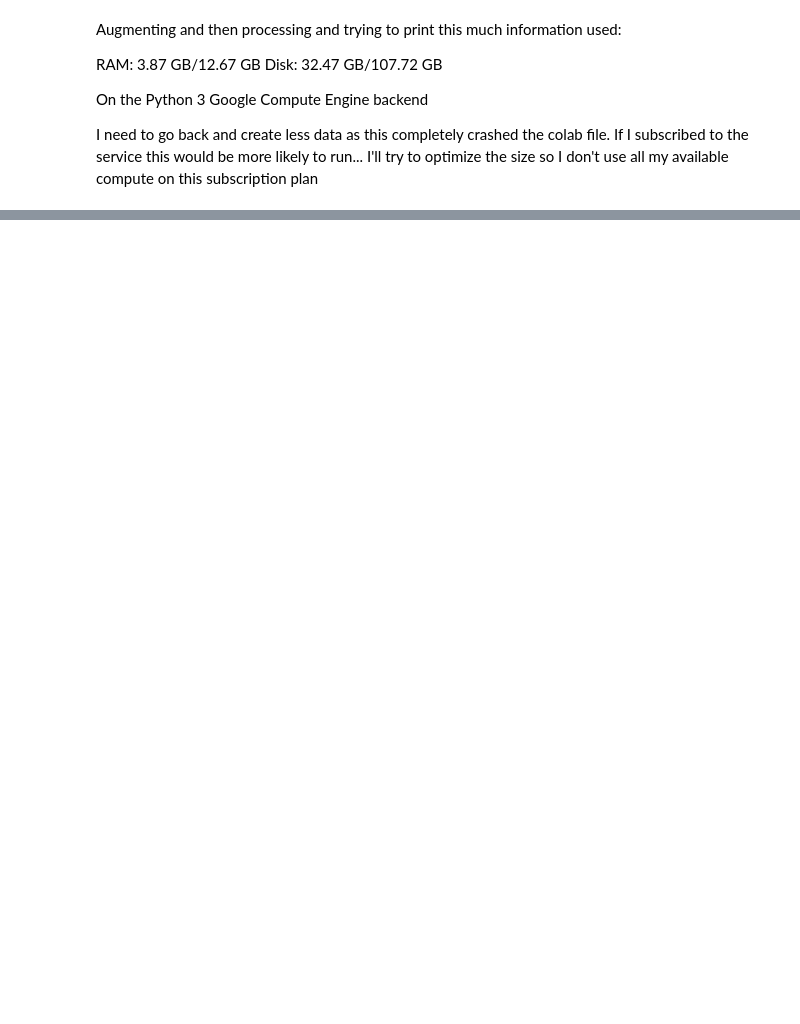
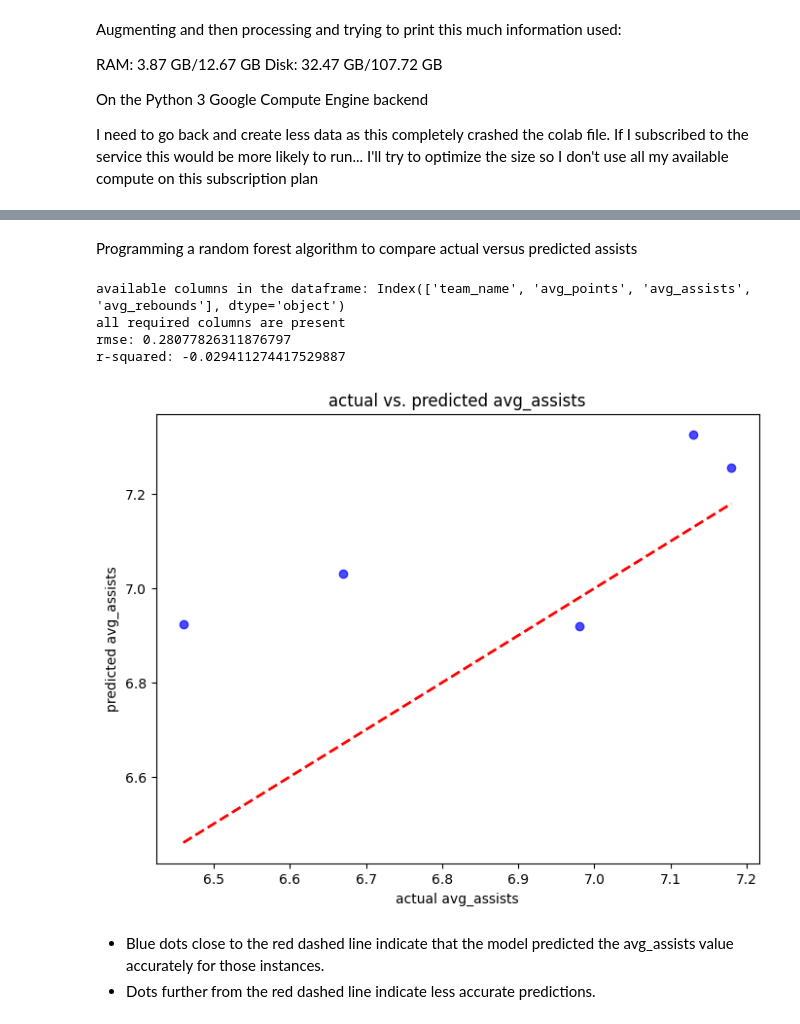
Before and after one commit to benhandy/workflow, a Jupyter notebook: Augmented_NBA_Database.ipynb, the cells around one changed output, grey strips where cells are left out. Cells and saved outputs as stored; diff of their text form; code cells hidden in the pictures; blank space fills up the shorter version.

```diff
--- a/Augmented_NBA_Database.ipynb
+++ b/Augmented_NBA_Database.ipynb
@@ -565,0 +711,64 @@ Now I will regenerate a more realistic database size that won't break the cloud.
+# %% [markdown]
+Programming a random forest algorithm to compare actual versus predicted assists
+# %%
+# check columns in the dataframe
+print("available columns in the dataframe:", df.columns)
+
+# ensure required columns are present
+required_columns = ['avg_points', 'avg_rebounds', 'avg_assists']
+missing_columns = [col for col in required_columns if col not in df.columns]
+
+if missing_columns:
+    print(f"missing columns: {missing_columns}")
+else:
+    print("all required columns are present")
+
+# normalize column names
+df.columns = df.columns.str.strip().str.lower()
+
+# define features and target
+X = df[['avg_points', 'avg_rebounds']]  # using avg_points and avg_rebounds as features
+y = df['avg_assists']  # using avg_assists as the target
+
+# split the data
+X_train, X_test, y_train, y_test = train_test_split(X, y, test_size=0.2, random_state=42)
+
+# initialize and train random forest
+rf_model = RandomForestRegressor(
+    n_estimators=500,
+    max_depth=10,
+    random_state=42,
+    n_jobs=-1
+)
+rf_model.fit(X_train, y_train)
+
+# make predictions
+y_pred = rf_model.predict(X_test)
+
+# calculate evaluation metrics
+rmse = np.sqrt(mean_squared_error(y_test, y_pred))
+r2 = r2_score(y_test, y_pred)
+
+# print results
+print(f'rmse: {rmse}')
+print(f'r-squared: {r2}')
+
+# scatter plot: actual vs predicted
+plt.figure(figsize=(8, 6))
+plt.scatter(y_test, y_pred, color='blue', alpha=0.7)
+plt.plot([y_test.min(), y_test.max()], [y_test.min(), y_test.max()], color='red', linestyle='--', linewidth=2)
+plt.xlabel('actual avg_assists')
+plt.ylabel('predicted avg_assists')
+plt.title('actual vs. predicted avg_assists')
+plt.show()
+# %% [output]
+available columns in the dataframe: Index(['team_name', 'avg_points', 'avg_assists', 'avg_rebounds'], dtype='object')
+all required columns are present
+rmse: 0.28077826311876797
+r-squared: -0.029411274417529887
+[figure, added]
+# %% [markdown]
+
+
+*   Blue dots close to the red dashed line indicate that the model predicted the avg_assists value accurately for those instances.
+*   Dots further from the red dashed line indicate less accurate predictions.
```
Also changed, not shown: parts of 58 cells of this notebook.
